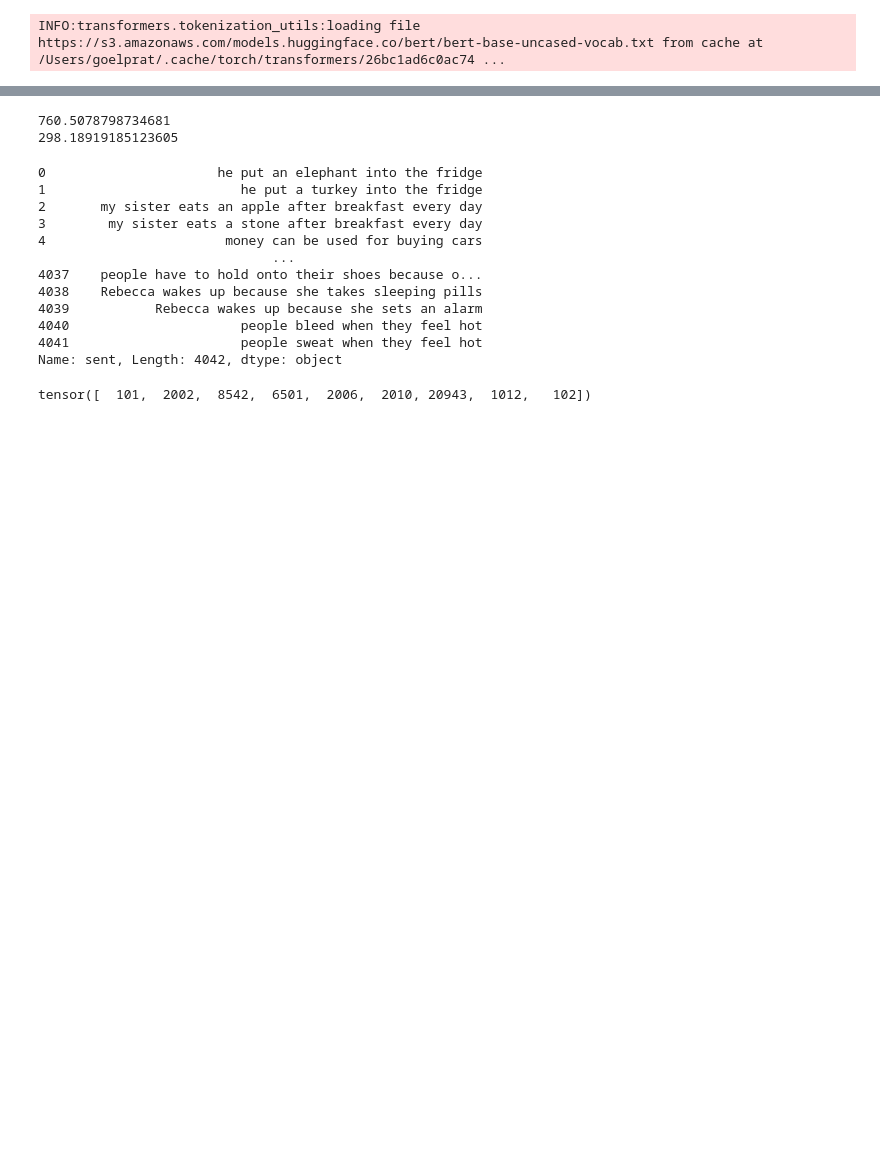
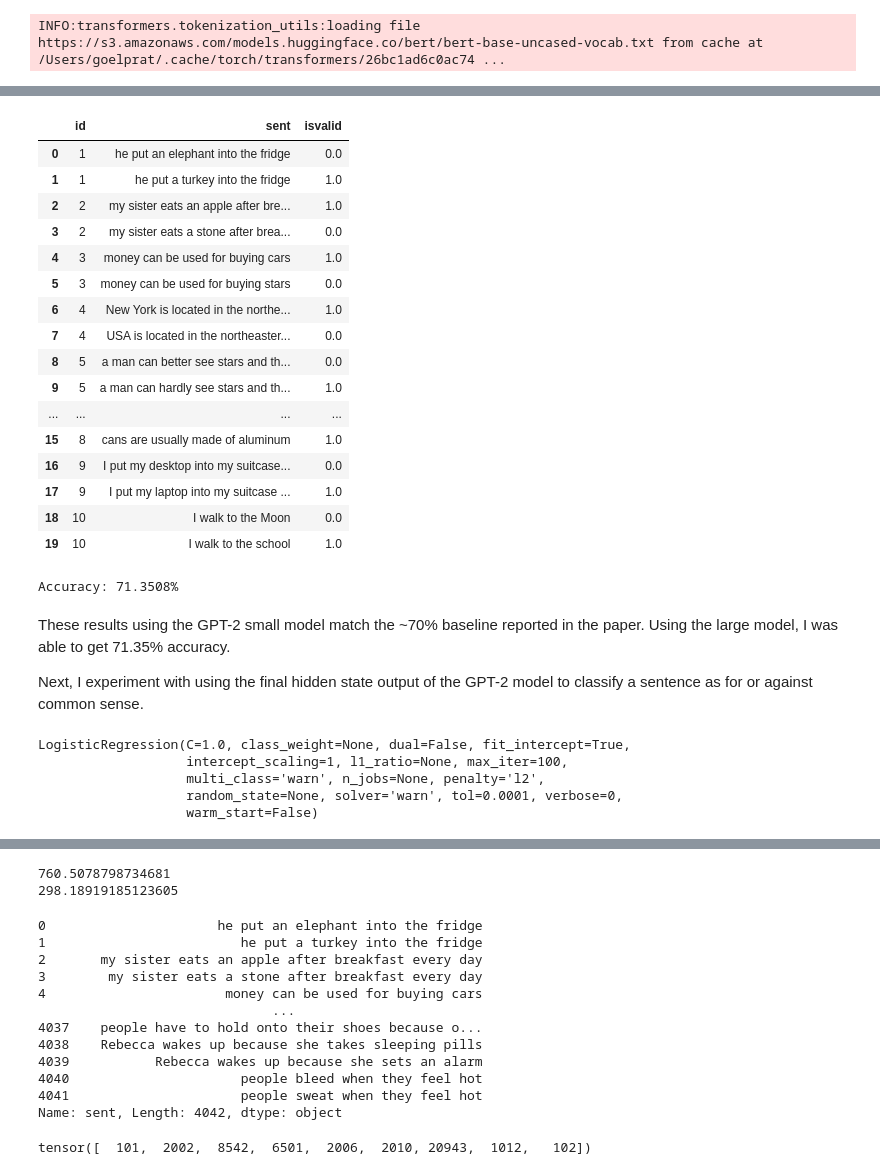
Before and after one commit to pgoel92/SemEval2020-Task4-Commonsense-Validation-and-Explanation, a Jupyter notebook: CommonSense.ipynb, the cells around one changed output, grey strips where cells are left out. Cells and saved outputs as stored; diff of their text form; code cells hidden in the pictures; blank space fills up the shorter version.

```diff
--- a/CommonSense.ipynb
+++ b/CommonSense.ipynb
@@ -496,0 +416,20 @@ def get_results_from_perps(perps):
+# %%
+testdf[:20]
+# %% [output]
+|  | id | sent | isvalid |
+| 0 | 1 | he put an elephant into the fridge | 0.0 |
+| 1 | 1 | he put a turkey into the fridge | 1.0 |
+| 2 | 2 | my sister eats an apple after bre... | 1.0 |
+| 3 | 2 | my sister eats a stone after brea... | 0.0 |
+| 4 | 3 | money can be used for buying cars | 1.0 |
+| 5 | 3 | money can be used for buying stars | 0.0 |
+| 6 | 4 | New York is located in the northe... | 1.0 |
+| 7 | 4 | USA is located in the northeaster... | 0.0 |
+| 8 | 5 | a man can better see stars and th... | 0.0 |
+| 9 | 5 | a man can hardly see stars and th... | 1.0 |
+| ... | ... | ... | ... |
+| 15 | 8 | cans are usually made of aluminum | 1.0 |
+| 16 | 9 | I put my desktop into my suitcase... | 0.0 |
+| 17 | 9 | I put my laptop into my suitcase ... | 1.0 |
+| 18 | 10 | I walk to the Moon | 0.0 |
+| 19 | 10 | I walk to the school | 1.0 |
@@ -496,0 +438,10 @@ def get_results_from_perps(perps):
+# %%
+pd.concat([x_test.id, pd.Series(results)], axis=1).to_csv('./predictions.csv', header=False, index=False)
+!python3 eval/taskA_scorer.py --gold-labels data/trial/taskA_trial_answer.csv --pred-labels predictions.csv
+# %% [output]
+Accuracy: 71.3508%
+# %% [markdown]
+These results using the GPT-2 small model match the ~70% baseline reported in the paper.
+Using the large model, I was able to get 71.35% accuracy.
+
+Next, I experiment with using the final hidden state output of the GPT-2 model to classify a sentence as for or against common sense.
@@ -496,0 +461,10 @@ def get_results_from_perps(perps):
+# %%
+from sklearn.linear_model import LogisticRegression
+classifier = LogisticRegression()
+classifier.fit(x, y)
+# %% [output]
+LogisticRegression(C=1.0, class_weight=None, dual=False, fit_intercept=True,
+                   intercept_scaling=1, l1_ratio=None, max_iter=100,
+                   multi_class='warn', n_jobs=None, penalty='l2',
+                   random_state=None, solver='warn', tol=0.0001, verbose=0,
+                   warm_start=False)
```
Also changed, not shown: parts of 127 cells of this notebook.
